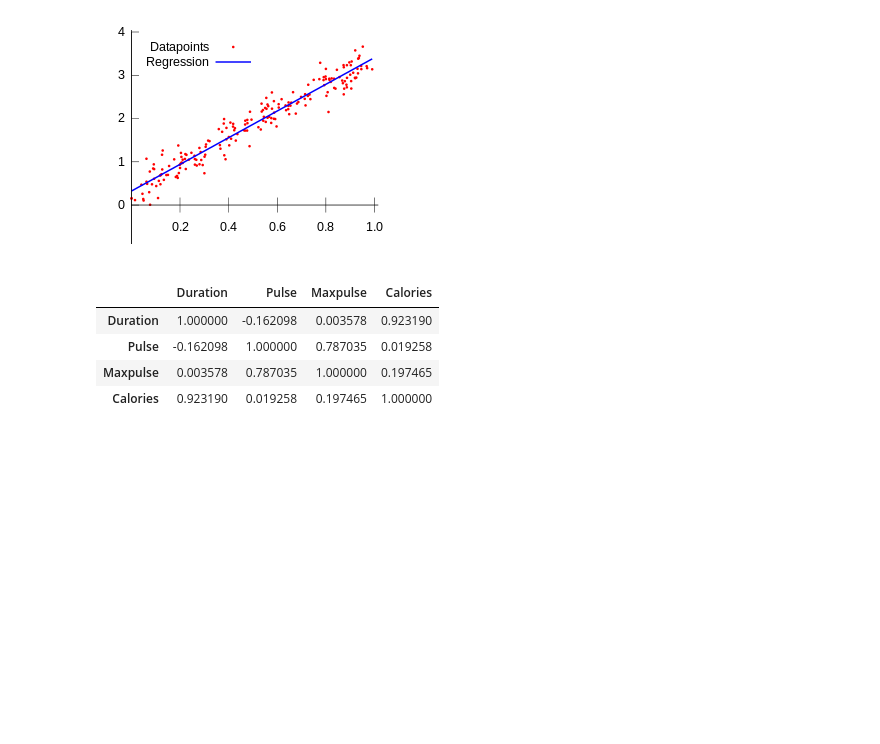
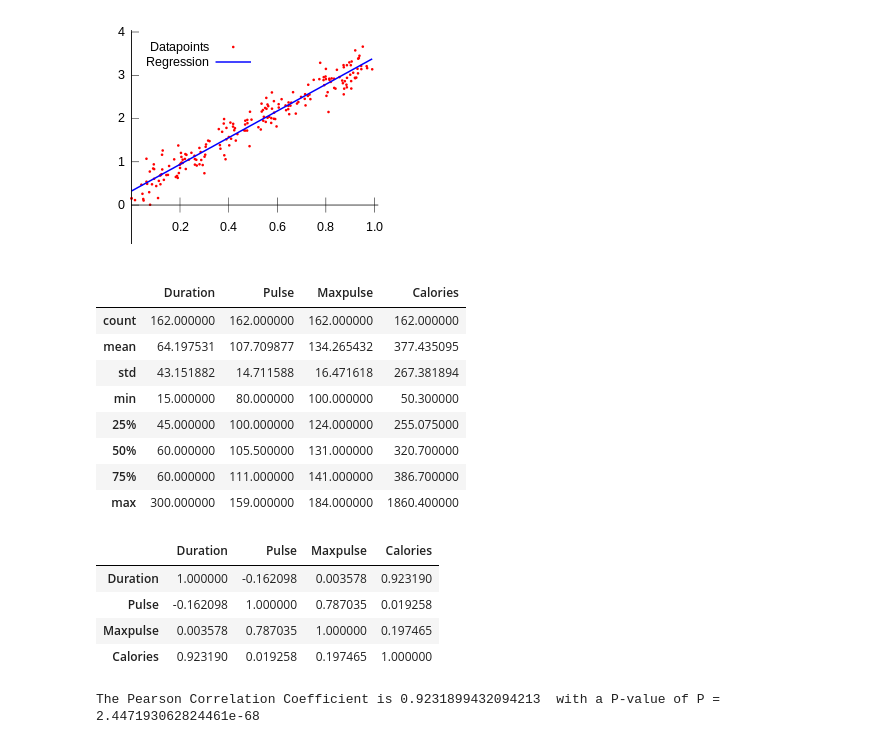
Before and after one commit to leodrivera/Leo_Notebooks, a Jupyter notebook: Semana5_1.ipynb, the cells around one changed output. Cells and saved outputs as stored; diff of their text form; code cells hidden in the pictures; blank space fills up the shorter version.

```diff
--- a/Semana5_1.ipynb
+++ b/Semana5_1.ipynb
@@ -868,6 +858,18 @@ dfClean[dfClean.Calories.isnull()]
 ![image-5.png](attachment:image-5.png)
 # %% [markdown]
  ![image.png](attachment:image.png)
+# %%
+dfClean.describe()
+# %% [output]
+|  | Duration | Pulse | Maxpulse | Calories |
+| count | 162.000000 | 162.000000 | 162.000000 | 162.000000 |
+| mean | 64.197531 | 107.709877 | 134.265432 | 377.435095 |
+| std | 43.151882 | 14.711588 | 16.471618 | 267.381894 |
+| min | 15.000000 | 80.000000 | 100.000000 | 50.300000 |
+| 25% | 45.000000 | 100.000000 | 124.000000 | 255.075000 |
+| 50% | 60.000000 | 105.500000 | 131.000000 | 320.700000 |
+| 75% | 60.000000 | 111.000000 | 141.000000 | 386.700000 |
+| max | 300.000000 | 159.000000 | 184.000000 | 1860.400000 |
 # %%
 dfClean.corr()
 # %% [output]
@@ -876,6 +878,13 @@ dfClean.corr()
 | Pulse | -0.162098 | 1.000000 | 0.787035 | 0.019258 |
 | Maxpulse | 0.003578 | 0.787035 | 1.000000 | 0.197465 |
 | Calories | 0.923190 | 0.019258 | 0.197465 | 1.000000 |
+# %%
+### P-Values
+from scipy import stats
+pearson_coef, p_value = stats.pearsonr(dfClean['Duration'], dfClean['Calories'])
+print("The Pearson Correlation Coefficient is", pearson_coef, " with a P-value of P =", p_value)
+# %% [output]
+The Pearson Correlation Coefficient is 0.9231899432094213  with a P-value of P = 2.447193062824461e-68
 # %%
 #### Visualizar Duration x Calories
 # %%
```
Also changed, not shown: parts of 8 cells of this notebook.
